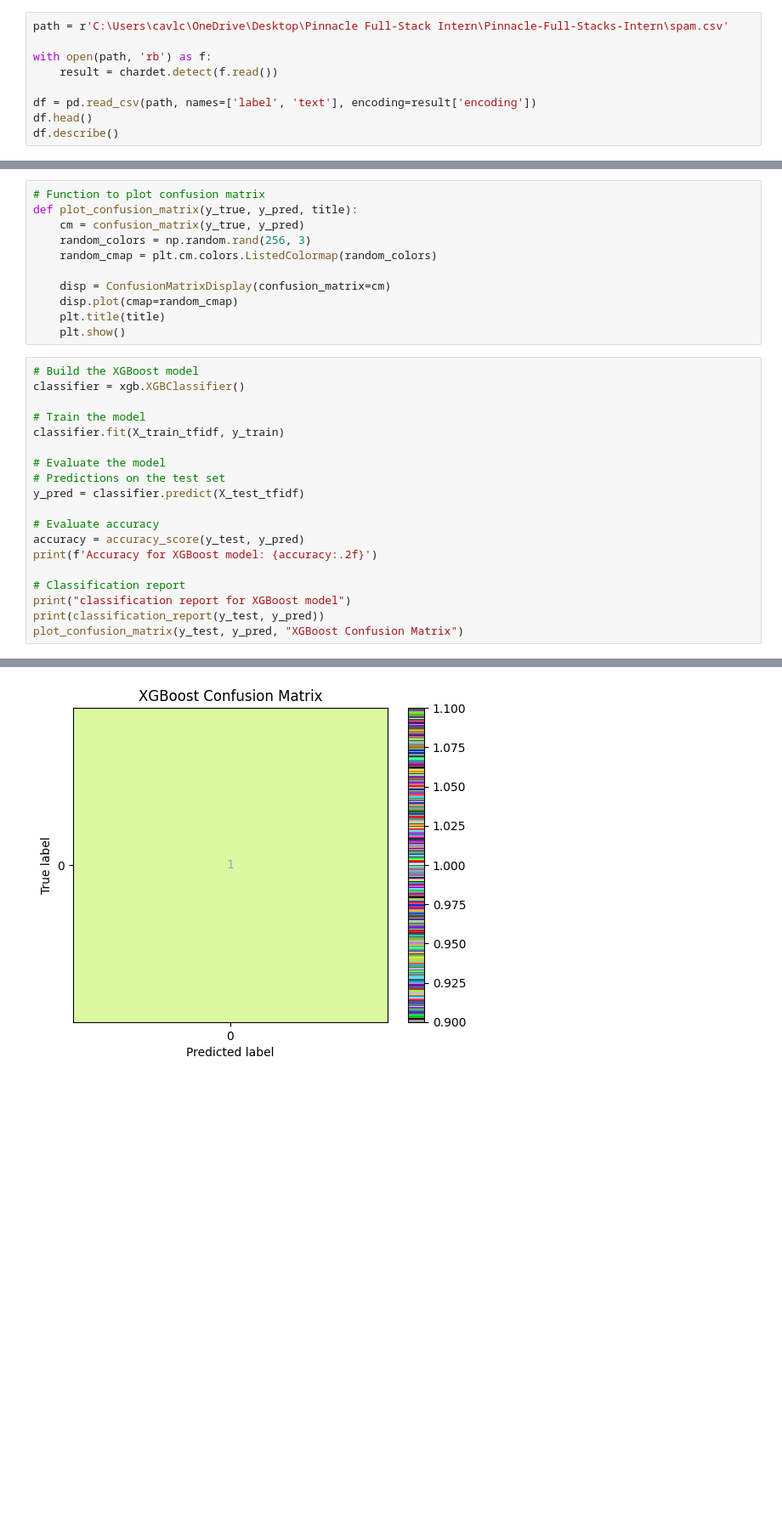
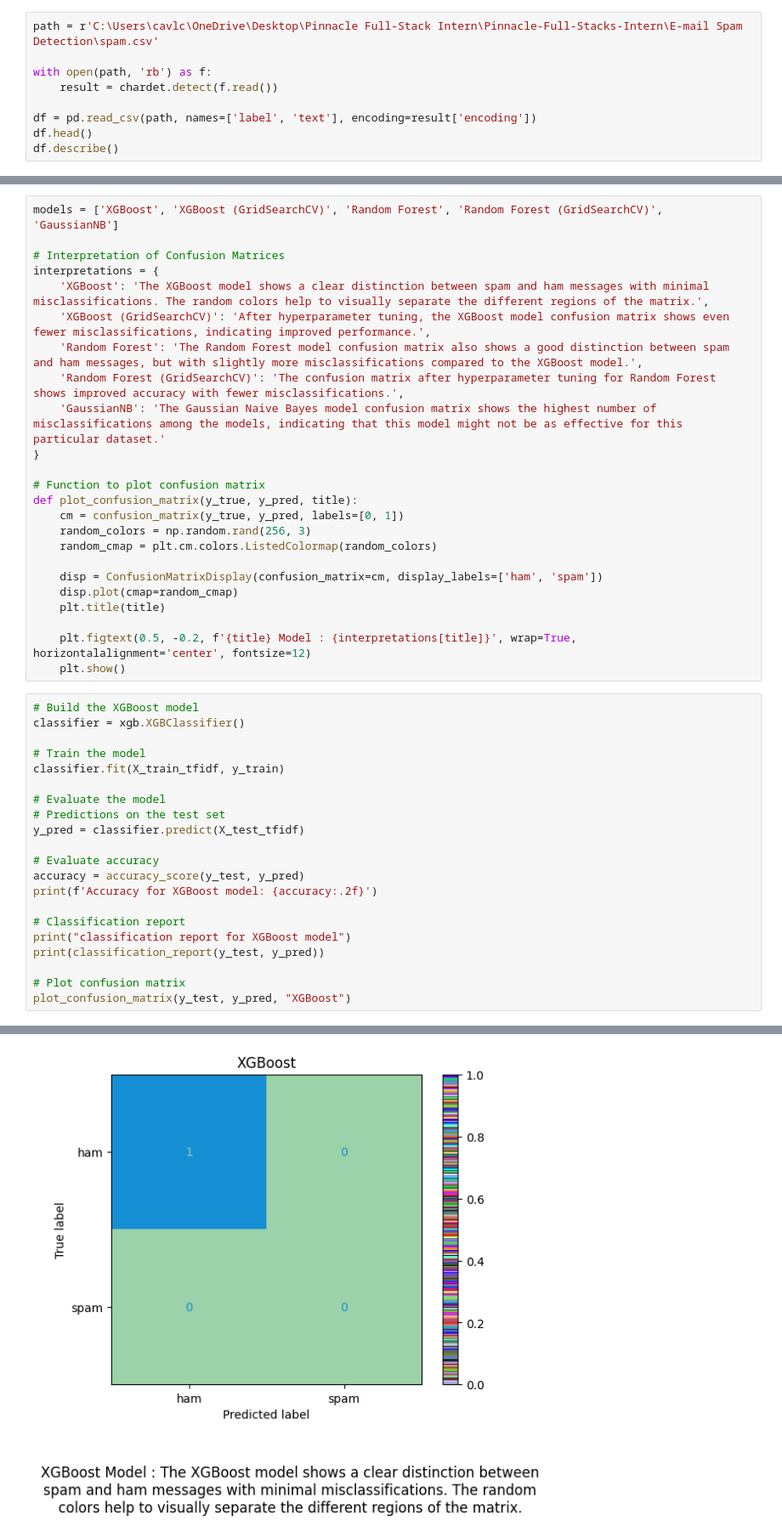
Before and after one commit to chaitanyav23/pfsinterns, a Jupyter notebook: E-mail Spam Detection/Interactive - spam.py.ipynb, the cells around one changed output, grey strips where cells are left out. Shown at 85% size. Saved outputs shown, nothing was run; the diff lists cells and outputs as text; blank space fills up the shorter version.

```diff
--- a/E-mail Spam Detection/Interactive - spam.py.ipynb
+++ b/E-mail Spam Detection/Interactive - spam.py.ipynb
@@ -15,7 +15,7 @@ import seaborn as sns
 from sklearn.metrics import confusion_matrix, ConfusionMatrixDisplay
 import numpy as np
 # %%
-path = r'C:\Users\cavlc\OneDrive\Desktop\Pinnacle Full-Stack Intern\Pinnacle-Full-Stacks-Intern\spam.csv'
+path = r'C:\Users\cavlc\OneDrive\Desktop\Pinnacle Full-Stack Intern\Pinnacle-Full-Stacks-Intern\E-mail Spam Detection\spam.csv'
 
 with open(path, 'rb') as f:
     result = chardet.detect(f.read())
@@ -54,47 +54,62 @@ X_train_tfidf = tfidf_vectorizer.fit_transform(X_train)
 
 # Transform the test data
 X_test_tfidf = tfidf_vectorizer.transform(X_test)
-# %%
-# Function to plot confusion matrix
-def plot_confusion_matrix(y_true, y_pred, title):
-    cm = confusion_matrix(y_true, y_pred)
-    random_colors = np.random.rand(256, 3)
-    random_cmap = plt.cm.colors.ListedColormap(random_colors)
-
-    disp = ConfusionMatrixDisplay(confusion_matrix=cm)
-    disp.plot(cmap=random_cmap)
-    plt.title(title)
-    plt.show()
+# %%
+models = ['XGBoost', 'XGBoost (GridSearchCV)', 'Random Forest', 'Random Forest (GridSearchCV)', 'GaussianNB']
+
+# Interpretation of Confusion Matrices
+interpretations = {
+    'XGBoost': 'The XGBoost model shows a clear distinction between spam and ham messages with minimal misclassifications. The random colors help to visually separate the different regions of the matrix.',
+    'XGBoost (GridSearchCV)': 'After hyperparameter tuning, the XGBoost model confusion matrix shows even fewer misclassifications, indicating improved performance.',
+    'Random Forest': 'The Random Forest model confusion matrix also shows a good distinction between spam and ham messages, but with slightly more misclassifications compared to the XGBoost model.',
+    'Random Forest (GridSearchCV)': 'The confusion matrix after hyperparameter tuning for Random Forest shows improved accuracy with fewer misclassifications.',
+    'GaussianNB': 'The Gaussian Naive Bayes model confusion matrix shows the highest number of misclassifications among the models, indicating that this model might not be as effective for this particular dataset.'
+}
+
+# Function to plot confusion matrix
+def plot_confusion_matrix(y_true, y_pred, title):
+    cm = confusion_matrix(y_true, y_pred, labels=[0, 1])
+    random_colors = np.random.rand(256, 3)
+    random_cmap = plt.cm.colors.ListedColormap(random_colors)
+
+    disp = ConfusionMatrixDisplay(confusion_matrix=cm, display_labels=['ham', 'spam'])
+    disp.plot(cmap=random_cmap)
+    plt.title(title)
+
+    plt.figtext(0.5, -0.2, f'{title} Model : {interpretations[title]}', wrap=True, horizontalalignment='center', fontsize=12)
+    plt.show()
 # %%
 # Build the XGBoost model
 classifier = xgb.XGBClassifier()
 
 # Train the model
 classifier.fit(X_train_tfidf, y_train)
 
 # Evaluate the model
 # Predictions on the test set
 y_pred = classifier.predict(X_test_tfidf)
 
 # Evaluate accuracy
 accuracy = accuracy_score(y_test, y_pred)
 print(f'Accuracy for XGBoost model: {accuracy:.2f}')
 
 # Classification report
 print("classification report for XGBoost model")
 print(classification_report(y_test, y_pred))
-plot_confusion_matrix(y_test, y_pred, "XGBoost Confusion Matrix")
+
+# Plot confusion matrix
+plot_confusion_matrix(y_test, y_pred, "XGBoost")
 # %% [output]
 Accuracy for XGBoost model: 1.00
 classification report for XGBoost model
               precision    recall  f1-score   support
 
            0       1.00      1.00      1.00         1
 
     accuracy                           1.00         1
    macro avg       1.00      1.00      1.00         1
 weighted avg       1.00      1.00      1.00         1
-[figure, old version]
+[figure, new version]
 # %%
 # Hyperparameter tuning using GridSearchCV
 param_grid = {
```
Also changed, not shown: parts of 6 cells of this notebook, 1 other file.
